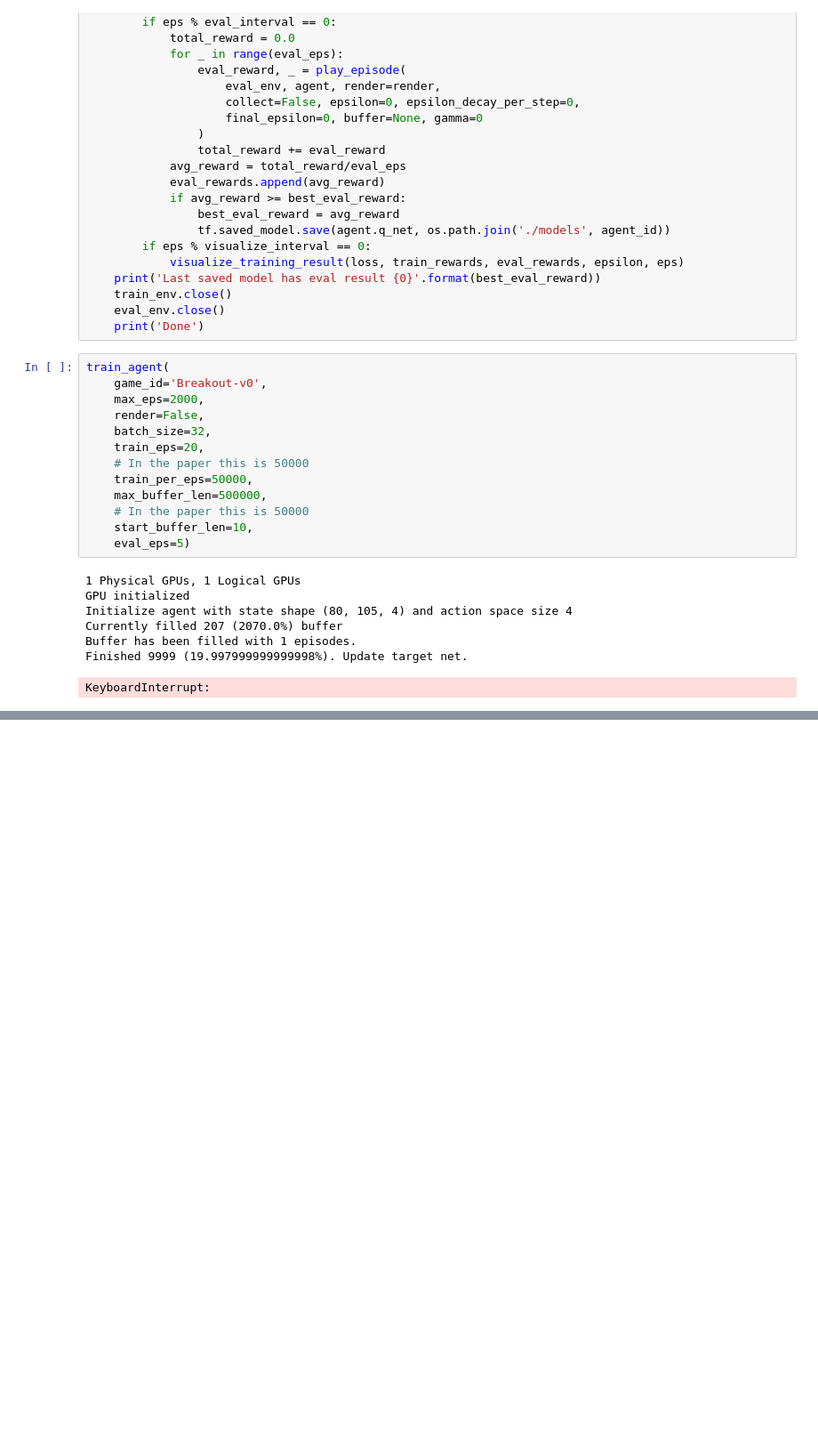
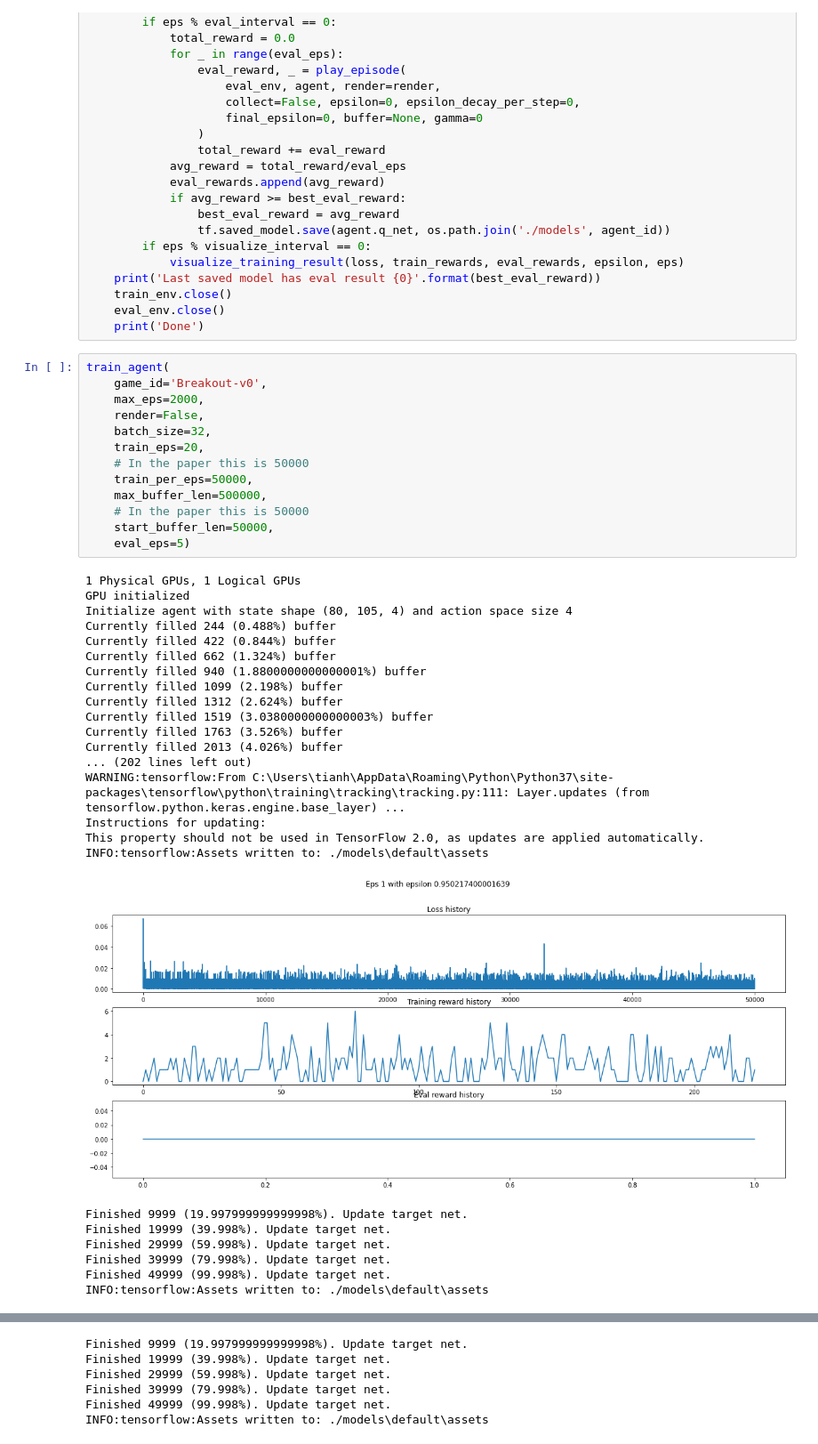
Before and after one commit to ultronify/atari-dqn, a Jupyter notebook: experiment.ipynb, the cells around one changed output, grey strips where cells are left out. Shown at 89% size. Cells and saved outputs as stored; diff of their text form; blank space fills up the shorter version.

```diff
--- a/experiment.ipynb
+++ b/experiment.ipynb
@@ -334,21 +334,38 @@ def train_agent(max_eps=200,
 # %%
 train_agent(
     game_id='Breakout-v0',
     max_eps=2000,
     render=False,
     batch_size=32,
     train_eps=20,
     # In the paper this is 50000
     train_per_eps=50000,
     max_buffer_len=500000,
     # In the paper this is 50000
-    start_buffer_len=10,
+    start_buffer_len=50000,
     eval_eps=5)
 # %% [output]
 1 Physical GPUs, 1 Logical GPUs
 GPU initialized
 Initialize agent with state shape (80, 105, 4) and action space size 4
-Currently filled 207 (2070.0%) buffer
-Buffer has been filled with 1 episodes.
-Finished 9999 (19.997999999999998%). Update target net.
+Currently filled 244 (0.488%) buffer
+Currently filled 422 (0.844%) buffer
+Currently filled 662 (1.324%) buffer
+Currently filled 940 (1.8800000000000001%) buffer
+Currently filled 1099 (2.198%) buffer
+Currently filled 1312 (2.624%) buffer
+Currently filled 1519 (3.0380000000000003%) buffer
+Currently filled 1763 (3.526%) buffer
+Currently filled 2013 (4.026%) buffer
+... (202 lines left out)
+WARNING:tensorflow:From C:\Users\tianh\AppData\Roaming\Python\Python37\site-packages\tensorflow\python\training\tracking\tracking.py:111: Layer.updates (from tensorflow.python.keras.engine.base_layer) ...
+Instructions for updating:
+This property should not be used in TensorFlow 2.0, as updates are applied automatically.
+INFO:tensorflow:Assets written to: ./models\default\assets
+[figure, added]
-KeyboardInterrupt:
+Finished 9999 (19.997999999999998%). Update target net.
+Finished 19999 (39.998%). Update target net.
+Finished 29999 (59.998%). Update target net.
+Finished 39999 (79.998%). Update target net.
+Finished 49999 (99.998%). Update target net.
+INFO:tensorflow:Assets written to: ./models\default\assets
@@ -354,0 +373,6 @@ KeyboardInterrupt:
+Finished 9999 (19.997999999999998%). Update target net.
+Finished 19999 (39.998%). Update target net.
+Finished 29999 (59.998%). Update target net.
+Finished 39999 (79.998%). Update target net.
+Finished 49999 (99.998%). Update target net.
+INFO:tensorflow:Assets written to: ./models\default\assets
```
Also changed, not shown: parts of 1 cell of this notebook.
